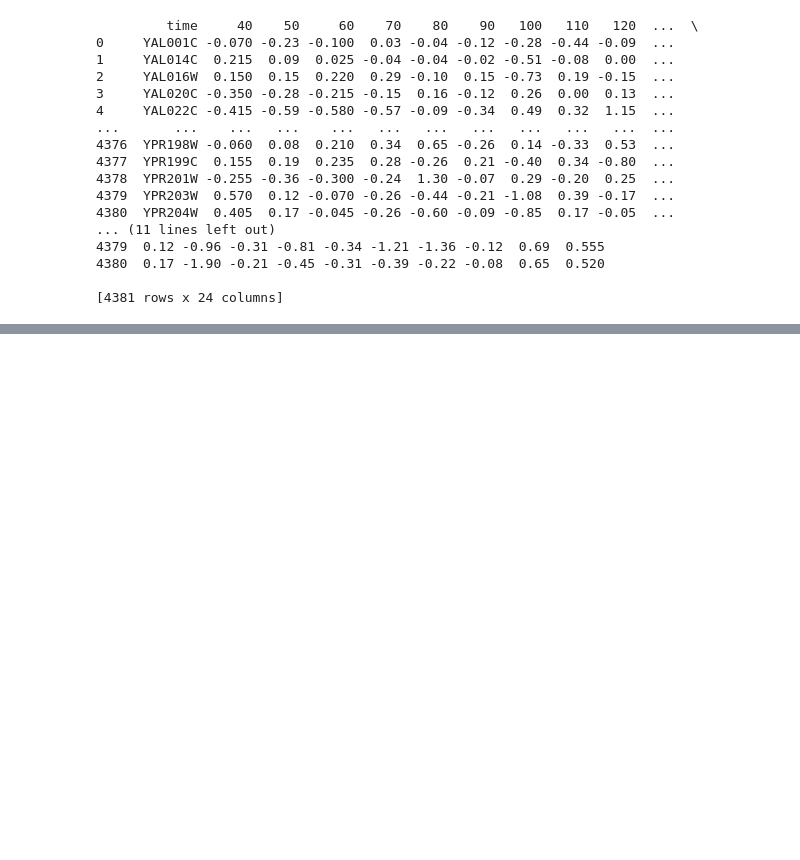
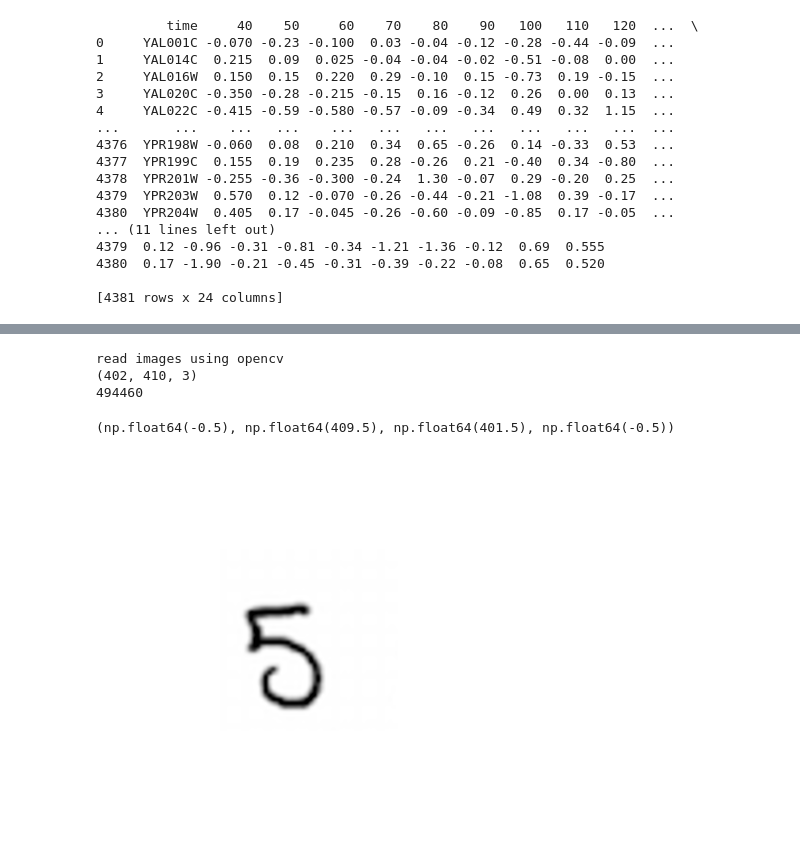
Before and after one commit to abd-syah33/S3_Pengenalan-Pola, a Jupyter notebook: Praktikum_Pengenalan_Pola_1_2.ipynb, the cells around one changed output, grey strips where cells are left out. Cells and saved outputs as stored; diff of their text form; code cells hidden in the pictures; blank space fills up the shorter version.

```diff
--- a/Praktikum_Pengenalan_Pola_1_2.ipynb
+++ b/Praktikum_Pengenalan_Pola_1_2.ipynb
@@ -103,0 +170,21 @@ print(f)
+# %%
+# pilihan load image (contoh logo ipb)
+import matplotlib.pyplot as plt
+import cv2
+import numpy as np
+
+print("read images using opencv")
+five = cv2.imread("/content/5.png")
+print(five.shape)
+print(five.size)
+plt.imshow(five)
+cv2.waitKey(0)
+
+#menghilangkan xy axis (opsional)
+plt.axis("off")
+# %% [output]
+read images using opencv
+(402, 410, 3)
+494460
+(np.float64(-0.5), np.float64(409.5), np.float64(401.5), np.float64(-0.5))
+[figure, added]
```
Also changed, not shown: parts of 7 cells of this notebook.
